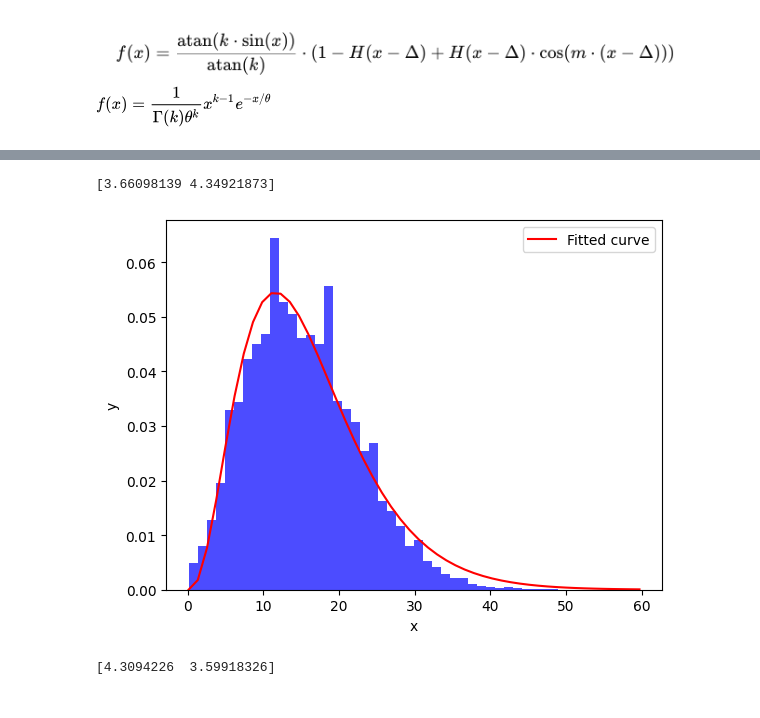
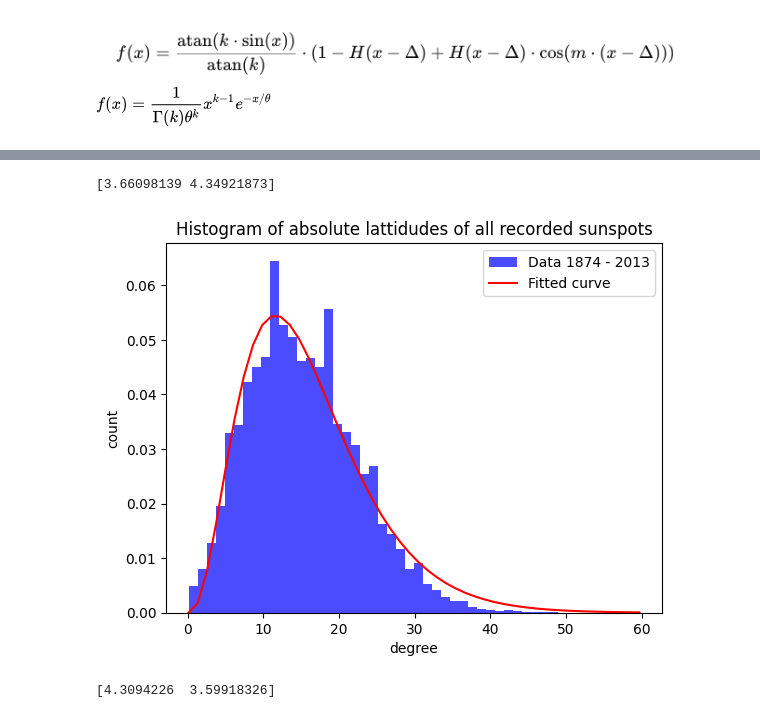
Before and after one commit to demichieldewilde/solar-flares, a Jupyter notebook: data/flare_distr/expr_flares.ipynb, the cells around one changed output, grey strips where cells are left out. Saved outputs shown, nothing was run; the diff lists cells and outputs as text; code cells hidden in the pictures.

```diff
--- a/data/flare_distr/expr_flares.ipynb
+++ b/data/flare_distr/expr_flares.ipynb
@@ -194,37 +194,38 @@ import scipy.optimize as opt
 import scipy.special as sc
 
 result = sc.gamma(5)
 
 def gamma_dist(x, k, theta):
     # f(x) = 1/(gamma (k) theta^k) x^(k-1) e^(-x/theta)
     x = np.abs(x)
     return 1/ (sc.gamma(k) * theta ** k ) * x ** (k-1) * np.exp(- x / theta )
 
 # Sample data
 x = h[1]
 f = h[0]
 x = np.linspace(np.min(x), np.max(x), len(f))
 
 # Fit the exponential curve
 popt, pcov = opt.curve_fit(gamma_dist, x, f)
 
 # Extract parameters
 k_fit, theta_fit = popt
 print(popt)
 
 # Evaluate the fitted function
 f_fit = gamma_dist(x, k_fit, theta_fit)
 
 # Plot the data and the fitted curve
-h = plt.hist(np.abs(flare_counts), bins=50, color='blue', alpha=0.7, density=True)
+h = plt.hist(np.abs(flare_counts), bins=50, color='blue', alpha=0.7, density=True, label="Data 1874 - 2013")
 plt.plot(x, f_fit, 'r-', label='Fitted curve')
-plt.xlabel('x')
-plt.ylabel('y')
+plt.title('Histogram of absolute lattidudes of all recorded sunspots')# \n https://solarscience.msfc.nasa.gov/greenwch.shtml')
+plt.xlabel('degree')
+plt.ylabel('count')
 plt.legend()
 plt.show()
 # %% [output]
 [3.66098139 4.34921873]
-[figure, old version]
+[figure, new version]
 # %%
 # same thing but with corrected for latitude circle length
 
```
Also changed, not shown: parts of 1 cell of this notebook, 1 other file.
